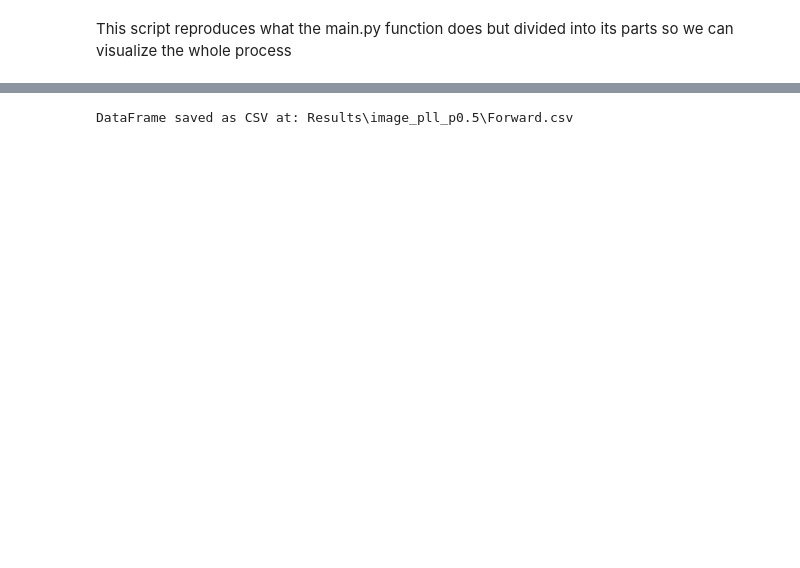
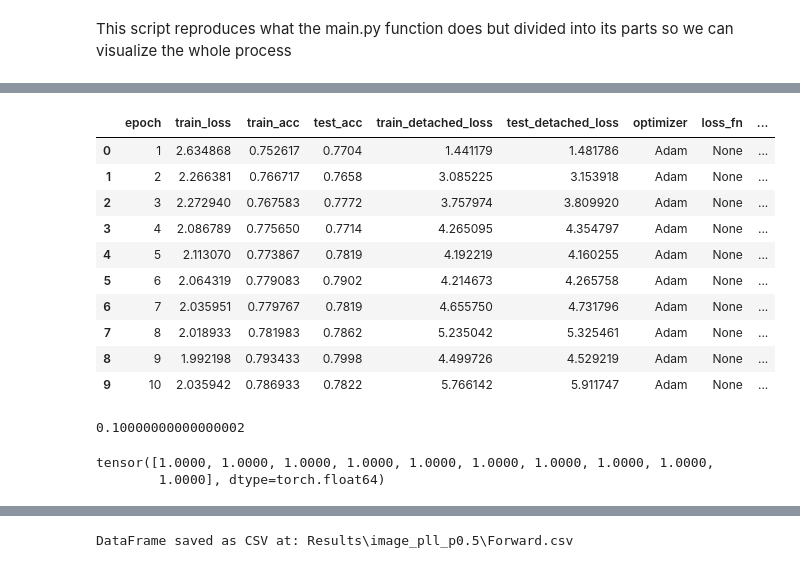
Before and after one commit to DaniBacaicoa/ForwardBackard_losses, a Jupyter notebook: mnist_test.ipynb, the cells around one changed output, grey strips where cells are left out. Cells and saved outputs as stored; diff of their text form; code cells hidden in the pictures; blank space fills up the shorter version.

```diff
--- a/mnist_test.ipynb
+++ b/mnist_test.ipynb
@@ -73,10 +73,9 @@ for i in range(reps):
 
 
     #trainloader,testloader = Data.get_dataloader()
-    mlp = MLP(Data.num_features, [Data.num_features], Weak.c, dropout_p=0.3, bn = True, activation='tanh')
-    optim = torch.optim.Adam(mlp.parameters(), lr=1e-3)
-    mlp,results = train_and_evaluate(mlp,trainloader,testloader,optimizer=optim,loss_fn=loss_fn,corr_p=corr_p,num_epochs=100,sound=10,rep=i)
-
+    mlp = MLP(Data.num_features, [], Weak.c, dropout_p=0, bn = False, activation='id')
+    optim = torch.optim.Adam(mlp.parameters(), lr=1e-3,betas=(0.9, 0.999), eps=1e-8)
+    mlp,results = train_and_evaluate(mlp,trainloader,testloader,optimizer=optim,loss_fn=loss_fn,corr_p=corr_p,num_epochs=10,sound=1,rep=i)
 
 
 
@@ -92 +102,27 @@ Epoch 20/100: Train Loss: 0.1899, Train Acc: 0.9860, Test Acc: 0.9716, Train Det
 KeyboardInterrupt:
+# %%
+results
+# %% [output]
+|  | epoch | train_loss | train_acc | test_acc | train_detached_loss | test_detached_loss | optimizer | loss_fn | ... |
+| 0 | 1 | 2.634868 | 0.752617 | 0.7704 | 1.441179 | 1.481786 | Adam | None | ... |
+| 1 | 2 | 2.266381 | 0.766717 | 0.7658 | 3.085225 | 3.153918 | Adam | None | ... |
+| 2 | 3 | 2.272940 | 0.767583 | 0.7772 | 3.757974 | 3.809920 | Adam | None | ... |
+| 3 | 4 | 2.086789 | 0.775650 | 0.7714 | 4.265095 | 4.354797 | Adam | None | ... |
+| 4 | 5 | 2.113070 | 0.773867 | 0.7819 | 4.192219 | 4.160255 | Adam | None | ... |
+| 5 | 6 | 2.064319 | 0.779083 | 0.7902 | 4.214673 | 4.265758 | Adam | None | ... |
+| 6 | 7 | 2.035951 | 0.779767 | 0.7819 | 4.655750 | 4.731796 | Adam | None | ... |
+| 7 | 8 | 2.018933 | 0.781983 | 0.7862 | 5.235042 | 5.325461 | Adam | None | ... |
+| 8 | 9 | 1.992198 | 0.793433 | 0.7998 | 4.499726 | 4.529219 | Adam | None | ... |
+| 9 | 10 | 2.035942 | 0.786933 | 0.7822 | 5.766142 | 5.911747 | Adam | None | ... |
+# %%
+np.max(Weak.M - B.detach().numpy())
+# %% [output]
+0.10000000000000002
+# %%
+pest = torch.from_numpy(Weak.generate_wl_priors())
+tm = torch.from_numpy(Weak.M)
+B = tm @ torch.inverse(tm.T @ torch.inverse(torch.diag(pest)) @ tm) @ tm.T @ torch.inverse(torch.diag(pest))
+B.sum(dim=0)
+# %% [output]
+tensor([1.0000, 1.0000, 1.0000, 1.0000, 1.0000, 1.0000, 1.0000, 1.0000, 1.0000,
+        1.0000], dtype=torch.float64)
```
Also changed, not shown: parts of 4 cells of this notebook, 3 other files.
